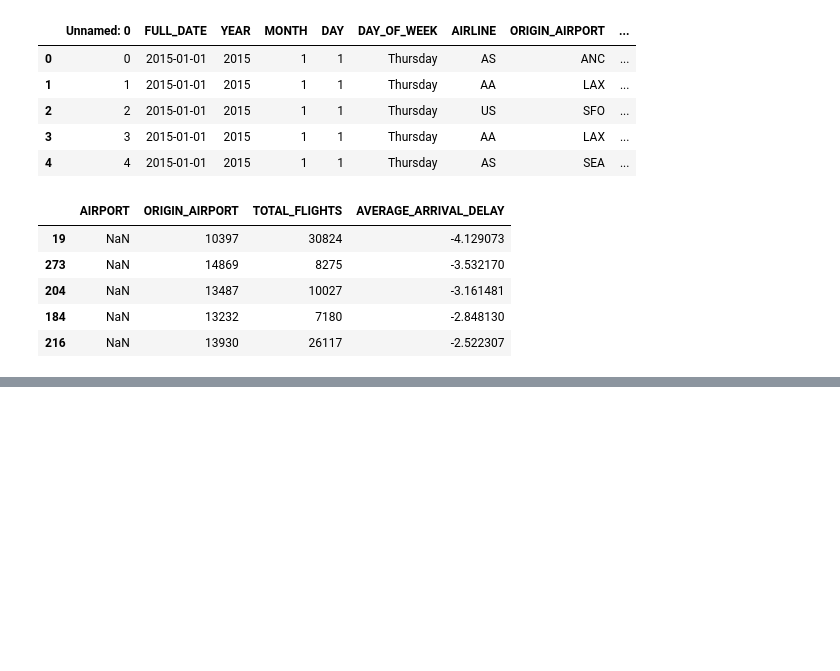
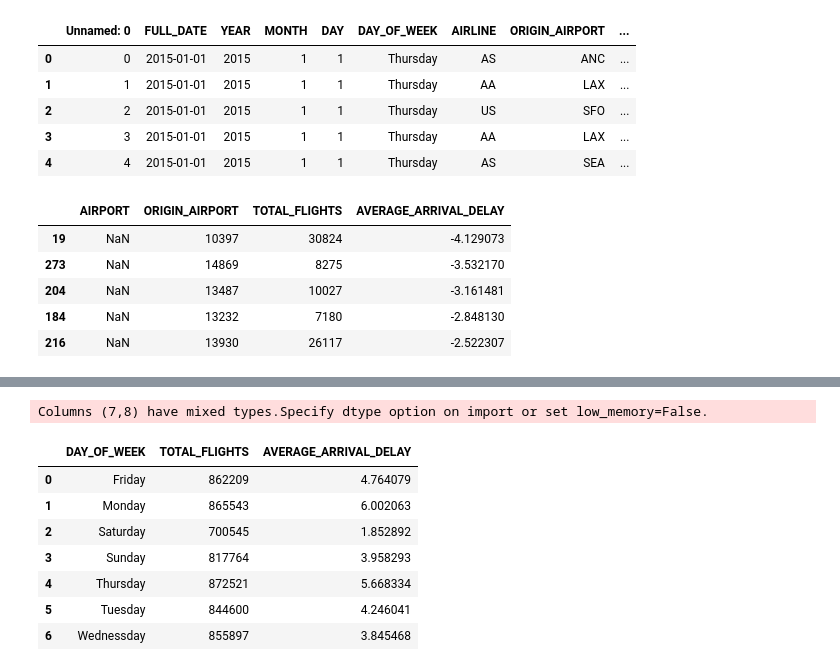
Before and after one commit to FlorianKenner/FlightVisualization, a Jupyter notebook: ThirdVisualization_Delays/delays.ipynb, the cells around one changed output, grey strips where cells are left out. Drawn from its saved outputs; the diff is of its cells as text; code cells hidden in the pictures; blank space fills up the shorter version.

```diff
--- a/ThirdVisualization_Delays/delays.ipynb
+++ b/ThirdVisualization_Delays/delays.ipynb
@@ -70,13 +68,23 @@ Columns (7,8) have mixed types.Specify dtype option on import or set low_memory=
 # %%
 # df for delay by weekday
 
 df = pd.read_csv("../data/CleanedFlights.csv")
 
 count = pd.DataFrame(df.groupby(["DAY_OF_WEEK"]).count()["YEAR"])
 df = df.groupby(["DAY_OF_WEEK"]).mean()
 dfDelayByWeekday = pd.DataFrame({
     "TOTAL_FLIGHTS" : count["YEAR"],
     "AVERAGE_ARRIVAL_DELAY": df.ARRIVAL_DELAY })
-dfDelayByWeekday.reset_index()
+dfDelayByWeekday= dfDelayByWeekday.reset_index()
 
 dfDelayByWeekday.head(8)
+# %% [output]
+Columns (7,8) have mixed types.Specify dtype option on import or set low_memory=False.
+|  | DAY_OF_WEEK | TOTAL_FLIGHTS | AVERAGE_ARRIVAL_DELAY |
+| 0 | Friday | 862209 | 4.764079 |
+| 1 | Monday | 865543 | 6.002063 |
+| 2 | Saturday | 700545 | 1.852892 |
+| 3 | Sunday | 817764 | 3.958293 |
+| 4 | Thursday | 872521 | 5.668334 |
+| 5 | Tuesday | 844600 | 4.246041 |
+| 6 | Wednessday | 855897 | 3.845468 |
```
Also changed, not shown: parts of 3 cells of this notebook.
